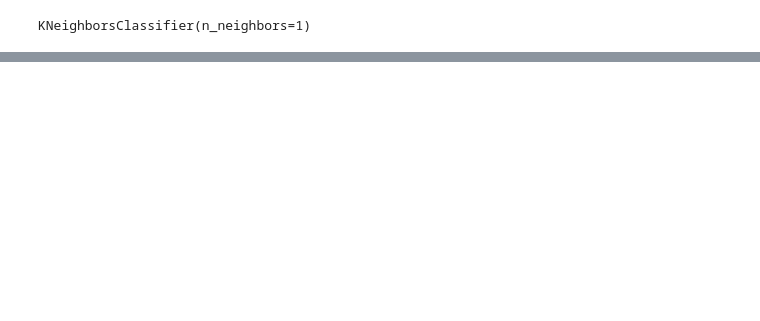
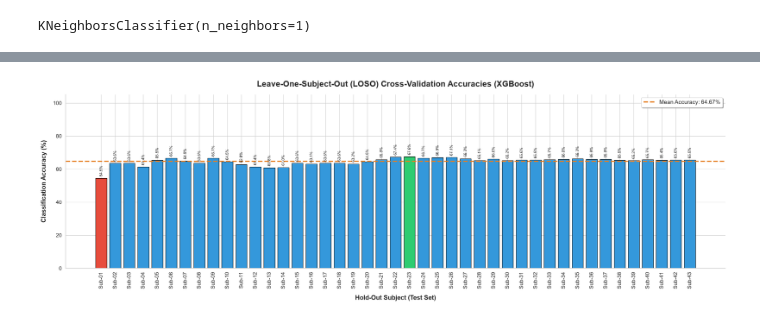
Before and after one commit to SuvaneshBaskaran404/EEG_normal_sleep_v-s_sleep_deprivation, a Jupyter notebook: Processing_3.ipynb, the cells around one changed output, grey strips where cells are left out. Drawn from its saved outputs; the diff is of its cells as text; code cells hidden in the pictures; blank space fills up the shorter version.

```diff
--- a/Processing_3.ipynb
+++ b/Processing_3.ipynb
@@ -804,7 +844,7 @@ for i in range(1, 72):
     if i in [1,7,8,11,13,18,24,28,29,31,35,36,37,38,39,40,43,44,47,48,50,54,58,59,63,67,70,71]:
         continue
     for j in range(1, 3):
-        epochs_file = f'D:\\BCI\\TASKS\\Task-8\\processed_epochs_60\\sub-{i:02d}_ses-{j}_epochs.fif'
+        epochs_file = f'D:processed_epochs_60\\sub-{i:02d}_ses-{j}_epochs.fif'
         if os.path.exists(epochs_file):
             # preload=False makes this instantly read just the shape/metadata
             epochs = mne.read_epochs(epochs_file, preload=False, verbose=False)
@@ -826,7 +866,7 @@ y_true_all = []
 y_pred_all = []
 Accuracy_rf_1 = []
 n_splits = logo.get_n_splits(X_all, y_all, groups=groups)
-for train_index, test_index in tqdm_notebook(logo.split(X_all, y_all, groups=groups), total=n_splits):
+for train_index, test_index in tqdm(logo.split(X_all, y_all, groups=groups), total=n_splits):
     X_train_cv, X_test_cv = X_all[train_index], X_all[test_index]
     y_train_cv, y_test_cv = y_all[train_index], y_all[test_index]
 
@@ -836,7 +876,8 @@ for train_index, test_index in tqdm_notebook(logo.split(X_all, y_all, groups=gro
     y_pred_all.extend(predictions)
 
     y_true_all.append(y_test_cv[0])
-    y_pred_all.append(prediction[0])
+    y_pred_all.append(predictions[0])
     Accuracy = Accuracy_rf_1.append(accuracy_score(y_true_all, y_pred_all))
     print("\nAccuracy:", accuracy_score(y_true_all, y_pred_all))
+print(len(Accuracy_rf_1))
 # %% [output]
@@ -864,7 +942,7 @@ y_true_all = []
 y_pred_all = []
 Accuracy_XGB_1 = []
 n_splits = logo.get_n_splits(X_all, y_all, groups=groups)
-for train_index, test_index in tqdm_notebook(logo.split(X_all, y_all, groups=groups), total=n_splits):
+for train_index, test_index in tqdm(logo.split(X_all, y_all, groups=groups), total=n_splits):
     X_train_cv, X_test_cv = X_all[train_index], X_all[test_index]
     y_train_cv, y_test_cv = y_all[train_index], y_all[test_index]
 
@@ -874,7 +952,8 @@ for train_index, test_index in tqdm_notebook(logo.split(X_all, y_all, groups=gro
     y_pred_all.extend(predictions)
 
     y_true_all.append(y_test_cv[0])
-    y_pred_all.append(prediction[0])
+    y_pred_all.append(predictions[0])
     Accuracy = Accuracy_XGB_1.append(accuracy_score(y_true_all, y_pred_all))
     print("\nAccuracy:", accuracy_score(y_true_all, y_pred_all))
+print(len(Accuracy_XGB_1))
 # %% [output]
@@ -899,0 +977,52 @@ Accuracy: 0.5481798715203426
+# %%
+import matplotlib.pyplot as plt
+import numpy as np
+import seaborn as sns
+
+# Assuming 'Accuracy_XGB_1' is the list containing your LOSO accuracies
+# Example format: Accuracy_XGB_1 = [0.65, 0.72, 0.45, 0.81, ...]
+accuracies = np.array(Accuracy_XGB_1) * 100 # Convert decimal to percentage
+
+# Generate Subject IDs (e.g., Sub-01, Sub-02) based on the length of the list
+subject_ids = [f'Sub-{i+1:02d}' for i in range(len(accuracies))]
+
+# Calculate statistics
+mean_acc = np.mean(accuracies)
+max_acc = np.max(accuracies)
+min_acc = np.min(accuracies)
+
+plt.figure(figsize=(24, 8))
+sns.set(style="whitegrid", font_scale=1.2)
+
+# Create a color palette: standard blue, but highlight the best and worst in different colors
+colors = ['#2ecc71' if acc == max_acc else '#e74c3c' if acc == min_acc else '#3498db' for acc in accuracies]
+
+# Create the bar plot
+bars = plt.bar(subject_ids, accuracies, color=colors, edgecolor='black', linewidth=1)
+
+# Add a horizontal line for the Mean Accuracy
+plt.axhline(y=mean_acc, color='#e67e22', linestyle='--', linewidth=3, label=f'Mean Accuracy: {mean_acc:.2f}%')
+
+# Add the exact percentage text on top of every single bar
+for bar in bars:
+    yval = bar.get_height()
+    plt.text(bar.get_x() + bar.get_width()/2.0, yval + 1, f'{yval:.1f}%',
+             ha='center', va='bottom', fontsize=9, rotation=90)
+
+# Formatting the plot
+plt.title('Leave-One-Subject-Out (LOSO) Cross-Validation Accuracies (XGBoost)', fontsize=20, fontweight='bold', pad=20)
+plt.xlabel('Hold-Out Subject (Test Set)', fontsize=16, fontweight='bold', labelpad=15)
+plt.ylabel('Classification Accuracy (%)', fontsize=16, fontweight='bold', labelpad=15)
+plt.ylim(0, 105) # Set Y-axis slightly above 100 to fit the text labels
+plt.xticks(rotation=90) # Rotate subject IDs so they don't overlap
+
+# Add a legend
+plt.legend(loc='upper right', fontsize=14, frameon=True, shadow=True)
+
+# Remove top and right borders for a cleaner look
+sns.despine()
+
+plt.tight_layout()
+plt.show()
+# %% [output]
+[figure, added]
```
Also changed, not shown: parts of 33 cells of this notebook.
